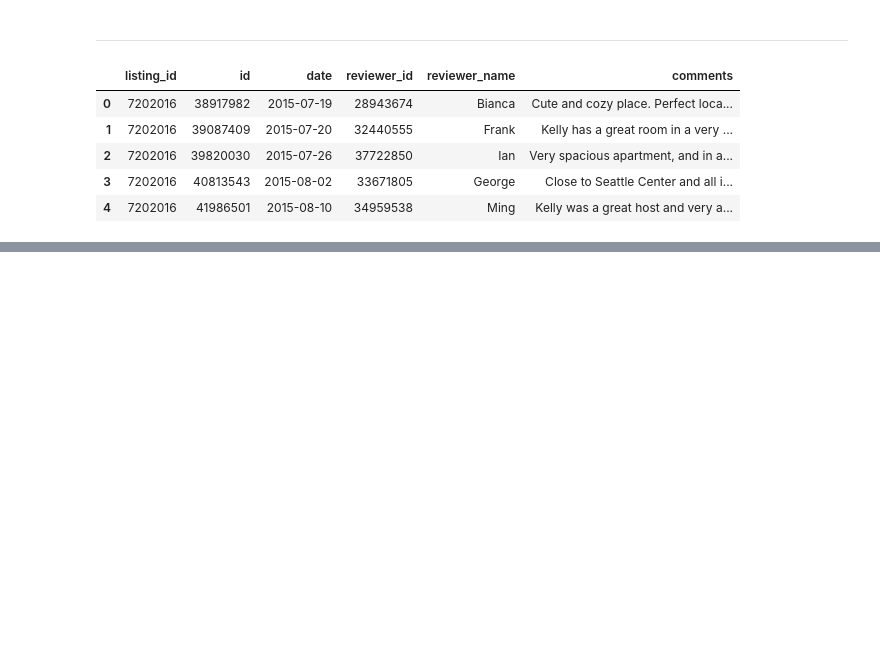
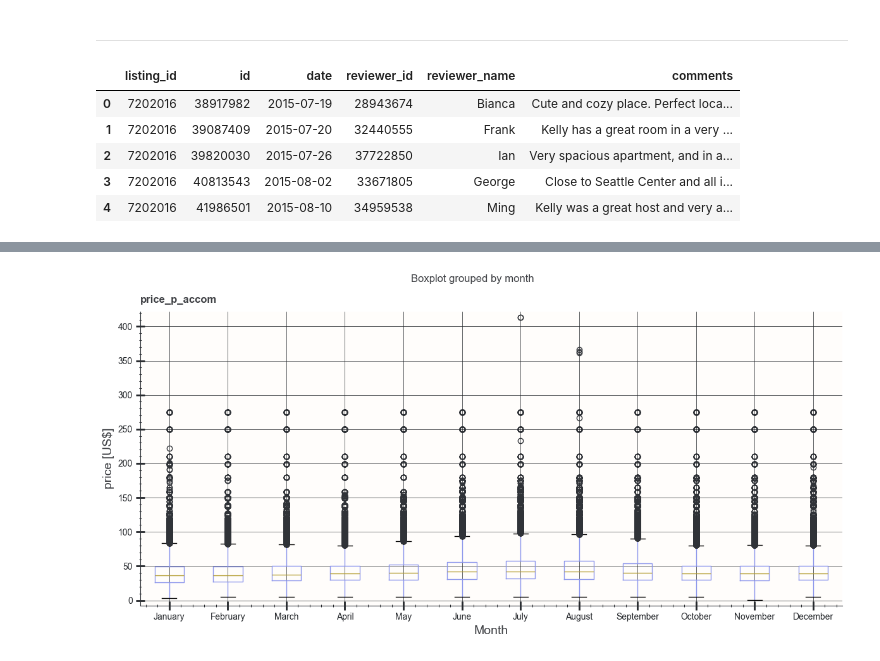
Before and after one commit to saschagroetzki/ud_p1_blogpost, a Jupyter notebook: main.ipynb, the cells around one changed output, grey strips where cells are left out. Cells and saved outputs as stored; diff of their text form; code cells hidden in the pictures; blank space fills up the shorter version.

```diff
--- a/main.ipynb
+++ b/main.ipynb
@@ -98,6 +120,9 @@ df_list.head(3)
 | 1 | 953595 | https://www.airbnb.com/rooms/953595 | 20160104002432 | 2016-01-04 | Bright & Airy Queen Anne Apartment | Chemically sensitive? We've remov... | Beautiful, hypoallergenic apartme... | Chemically sensitive? We've remov... | ... |
 | 2 | 3308979 | https://www.airbnb.com/rooms/3308979 | 20160104002432 | 2016-01-04 | New Modern House-Amazing water view | New modern house built in 2013. S... | Our house is modern, light and fr... | New modern house built in 2013. S... | ... |
 # %%
+# rename the column id to listing_id for later join
+df_list = df_list.rename(columns={'id' : 'listing_id'})
+
 # change some columns from str to boolean
 col_bool = ['host_is_superhost',
             'host_has_profile_pic',
@@ -231,0 +239,3 @@ df_rev.head()
+# %%
+df_merge = df_cal.join(df_list.set_index('listing_id'), on = 'listing_id', lsuffix='_cal', rsuffix='_list')
+df_merge.head(2)
@@ -231,0 +255,16 @@ df_rev.head()
+# %%
+rel_cols = ['listing_id',
+            'date',
+            'week',
+            'month',
+            'month_name',
+            'available',
+            'price_usd_cal',
+            'neighbourhood_group_cleansed',
+            'accommodates']
+
+df_merge_f = df_merge[rel_cols]
+
+df_merge_f['price_p_accom'] = df_merge_f['price_usd_cal'] / df_merge_f['accommodates']
+
+df_merge_f.head(2)
@@ -231,0 +323,3 @@ df_rev.head()
+# %%
+temp_df = df_merge_f.groupby(['month', 'month_name']).count().reset_index()
+temp_df['month_name'].to_list()
@@ -231,0 +339,22 @@ df_rev.head()
+# %%
+with load_theme("umbra_light"):
+
+    fig, ax = plt.subplots(ncols=1, nrows=1, figsize = (12,6))
+
+    df_merge_f.boxplot(column='price_p_accom', by='month', ax= ax)
+
+    # df_agg.plot(x = 'week', y='median_price', ax = ax)
+    # ax.fill_between(df_agg['week'], df_agg['q95'], df_agg['q05'], alpha = 0.25)
+
+    # ax.set_xlim([0, 52])
+    # ax.set_ylim([110, 160])
+
+    ax.set_xlabel('Month', fontsize = 14)
+    ax.set_xticklabels(temp_df['month_name'])
+    ax.set_ylabel('price [US$]', fontsize = 14)
+
+    fig.tight_layout()
+
+plt.show()
+# %% [output]
+[figure, added]
```
Also changed, not shown: parts of 20 cells of this notebook.
